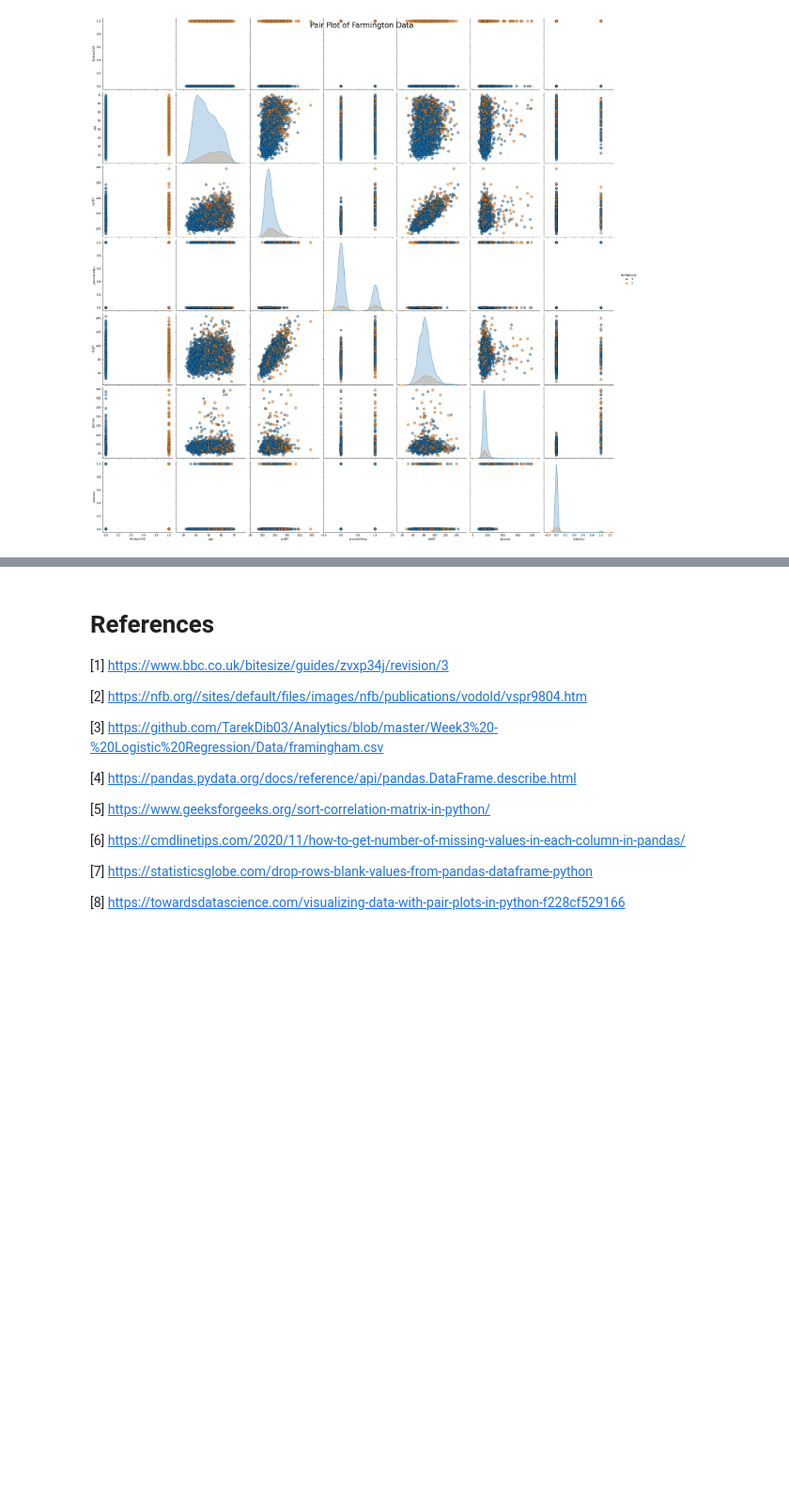
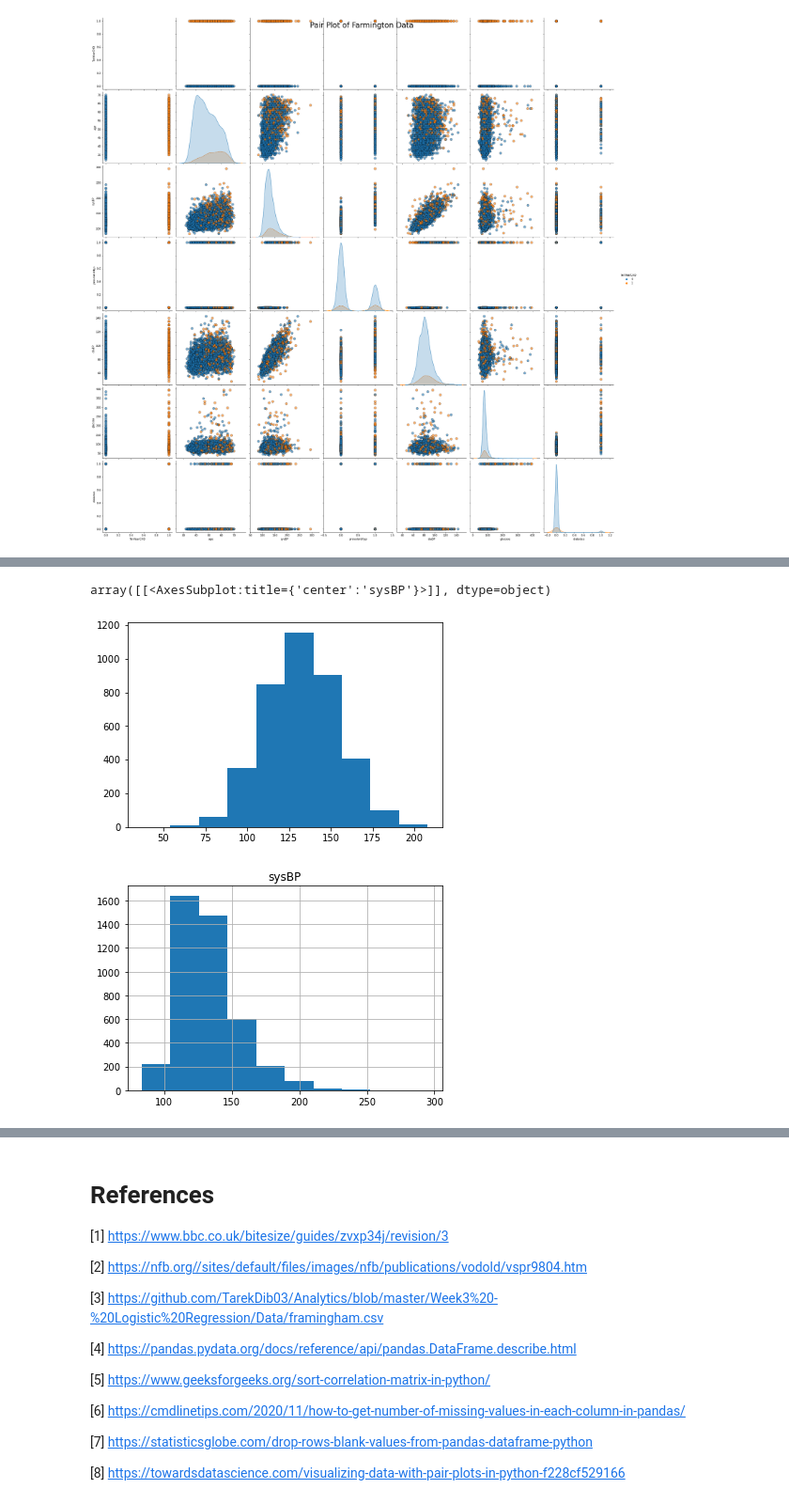
Before and after one commit to DPR-droid/2021_11_Programming-for-Data-Analysis-Project-2021, a Jupyter notebook: Programming-for-Data-Analysis-Project-2021-V2.ipynb, the cells around one changed output, grey strips where cells are left out. Shown at 94% size. Saved outputs shown, nothing was run; the diff lists cells and outputs as text; code cells hidden in the pictures; blank space fills up the shorter version.

```diff
--- a/Programming-for-Data-Analysis-Project-2021-V2.ipynb
+++ b/Programming-for-Data-Analysis-Project-2021-V2.ipynb
@@ -213,0 +228,15 @@ plt.suptitle('Pair Plot of Farmington Data', size = 28);
+# %%
+# Plot a histogram of sysBP
+
+mu, sigma = 132.452233, 22.128090 # mean and standard deviation
+
+s = np.random.normal(mu, sigma, 3852)
+
+plt.hist(s.astype(int))
+
+# Plot a histogram of sysBP
+df.hist(column='sysBP')
+# %% [output]
+array([[<AxesSubplot:title={'center':'sysBP'}>]], dtype=object)
+[figure, added]
+[figure, added]
```
Also changed, not shown: parts of 9 cells of this notebook.
